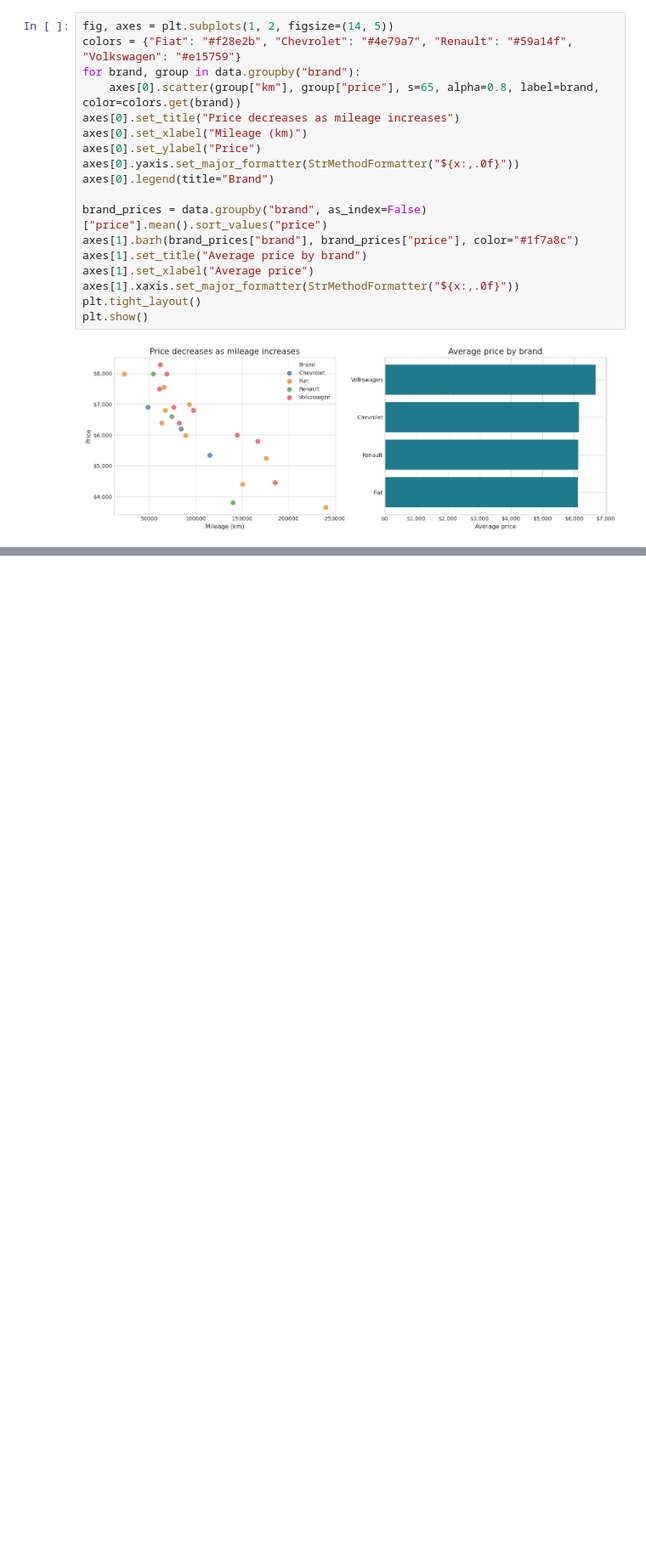
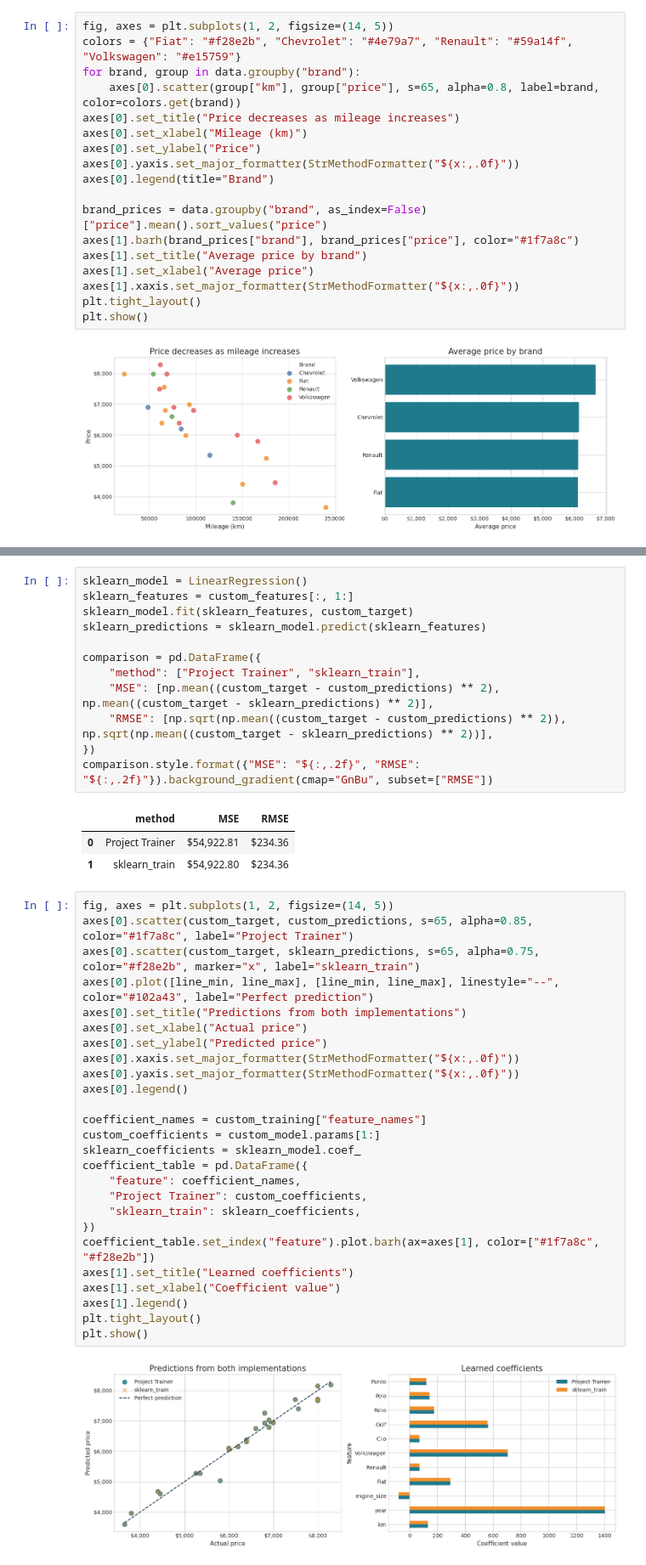
Before and after one commit to oJonasRtz/Machine-Leaning, a Jupyter notebook: linear_regression/gradient_descent/extend/extend_demo.ipynb, the cells around one changed output, grey strips where cells are left out. Shown at 85% size. Cells and saved outputs as stored; diff of their text form; blank space fills up the shorter version.

```diff
--- a/linear_regression/gradient_descent/extend/extend_demo.ipynb
+++ b/linear_regression/gradient_descent/extend/extend_demo.ipynb
@@ -270,0 +145,44 @@ Estimated price: $6,606.83
+# %%
+sklearn_model = LinearRegression()
+sklearn_features = custom_features[:, 1:]
+sklearn_model.fit(sklearn_features, custom_target)
+sklearn_predictions = sklearn_model.predict(sklearn_features)
+
+comparison = pd.DataFrame({
+    "method": ["Project Trainer", "sklearn_train"],
+    "MSE": [np.mean((custom_target - custom_predictions) ** 2), np.mean((custom_target - sklearn_predictions) ** 2)],
+    "RMSE": [np.sqrt(np.mean((custom_target - custom_predictions) ** 2)), np.sqrt(np.mean((custom_target - sklearn_predictions) ** 2))],
+})
+comparison.style.format({"MSE": "${:,.2f}", "RMSE": "${:,.2f}"}).background_gradient(cmap="GnBu", subset=["RMSE"])
+# %% [output]
+|  | method | MSE | RMSE |
+| 0 | Project Trainer | $54,922.81 | $234.36 |
+| 1 | sklearn_train | $54,922.80 | $234.36 |
+# %%
+fig, axes = plt.subplots(1, 2, figsize=(14, 5))
+axes[0].scatter(custom_target, custom_predictions, s=65, alpha=0.85, color="#1f7a8c", label="Project Trainer")
+axes[0].scatter(custom_target, sklearn_predictions, s=65, alpha=0.75, color="#f28e2b", marker="x", label="sklearn_train")
+axes[0].plot([line_min, line_max], [line_min, line_max], linestyle="--", color="#102a43", label="Perfect prediction")
+axes[0].set_title("Predictions from both implementations")
+axes[0].set_xlabel("Actual price")
+axes[0].set_ylabel("Predicted price")
+axes[0].xaxis.set_major_formatter(StrMethodFormatter("${x:,.0f}"))
+axes[0].yaxis.set_major_formatter(StrMethodFormatter("${x:,.0f}"))
+axes[0].legend()
+
+coefficient_names = custom_training["feature_names"]
+custom_coefficients = custom_model.params[1:]
+sklearn_coefficients = sklearn_model.coef_
+coefficient_table = pd.DataFrame({
+    "feature": coefficient_names,
+    "Project Trainer": custom_coefficients,
+    "sklearn_train": sklearn_coefficients,
+})
+coefficient_table.set_index("feature").plot.barh(ax=axes[1], color=["#1f7a8c", "#f28e2b"])
+axes[1].set_title("Learned coefficients")
+axes[1].set_xlabel("Coefficient value")
+axes[1].legend()
+plt.tight_layout()
+plt.show()
+# %% [output]
+[figure, added]
```
Also changed, not shown: parts of 26 cells of this notebook.
